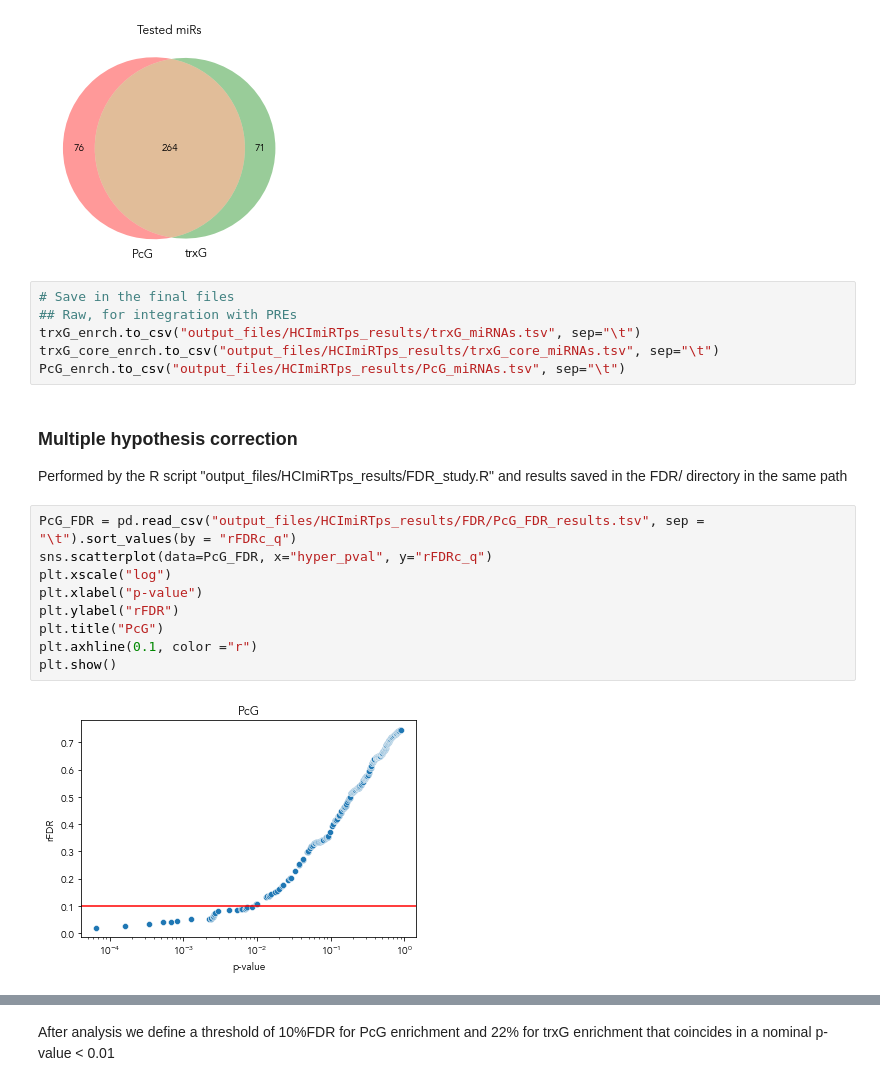
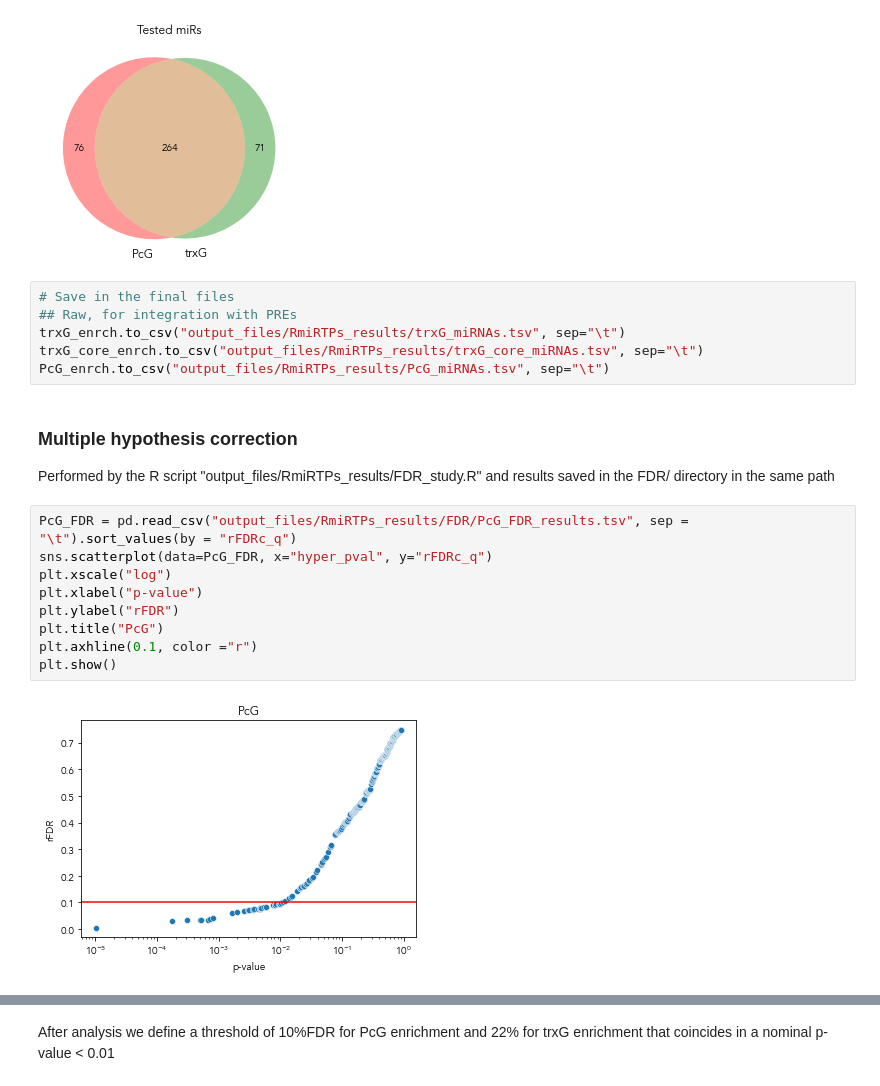
Before and after one commit to j-solor/Drosophila-miRNA-PcG-circuits, a Jupyter notebook: Analysis/Analysis.ipynb, the cells around one changed output, grey strips where cells are left out. Cells and saved outputs as stored; diff of their text form.

```diff
--- a/Analysis/Analysis.ipynb
+++ b/Analysis/Analysis.ipynb
@@ -215,21 +215,21 @@ plt.show()
 # %%
 # Save in the final files
 ## Raw, for integration with PREs
-trxG_enrch.to_csv("output_files/HCImiRTps_results/trxG_miRNAs.tsv", sep="\t")
-trxG_core_enrch.to_csv("output_files/HCImiRTps_results/trxG_core_miRNAs.tsv", sep="\t")
-PcG_enrch.to_csv("output_files/HCImiRTps_results/PcG_miRNAs.tsv", sep="\t")
+trxG_enrch.to_csv("output_files/RmiRTPs_results/trxG_miRNAs.tsv", sep="\t")
+trxG_core_enrch.to_csv("output_files/RmiRTPs_results/trxG_core_miRNAs.tsv", sep="\t")
+PcG_enrch.to_csv("output_files/RmiRTPs_results/PcG_miRNAs.tsv", sep="\t")
 # %% [markdown]
 ### Multiple hypothesis correction
-Performed by the R script "output_files/HCImiRTps_results/FDR_study.R" and results saved in the FDR/ directory in the same path
+Performed by the R script "output_files/RmiRTPs_results/FDR_study.R" and results saved in the FDR/ directory in the same path
 # %%
-PcG_FDR = pd.read_csv("output_files/HCImiRTps_results/FDR/PcG_FDR_results.tsv", sep = "\t").sort_values(by = "rFDRc_q")
+PcG_FDR = pd.read_csv("output_files/RmiRTPs_results/FDR/PcG_FDR_results.tsv", sep = "\t").sort_values(by = "rFDRc_q")
 sns.scatterplot(data=PcG_FDR, x="hyper_pval", y="rFDRc_q")
 plt.xscale("log")
 plt.xlabel("p-value")
 plt.ylabel("rFDR")
 plt.title("PcG")
 plt.axhline(0.1, color ="r")
 plt.show()
 # %% [output]
-[figure, old version]
+[figure, new version]
 # %%
```
Also changed, not shown: parts of 14 cells of this notebook, 15 other files.
